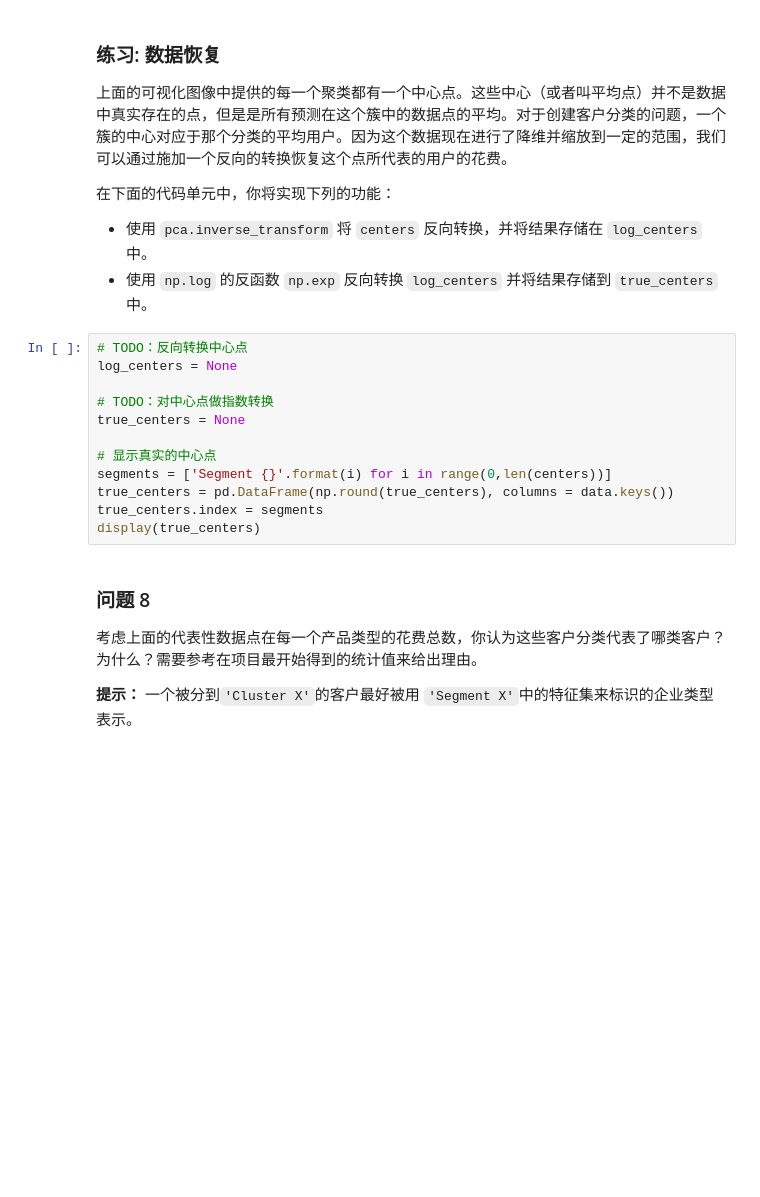
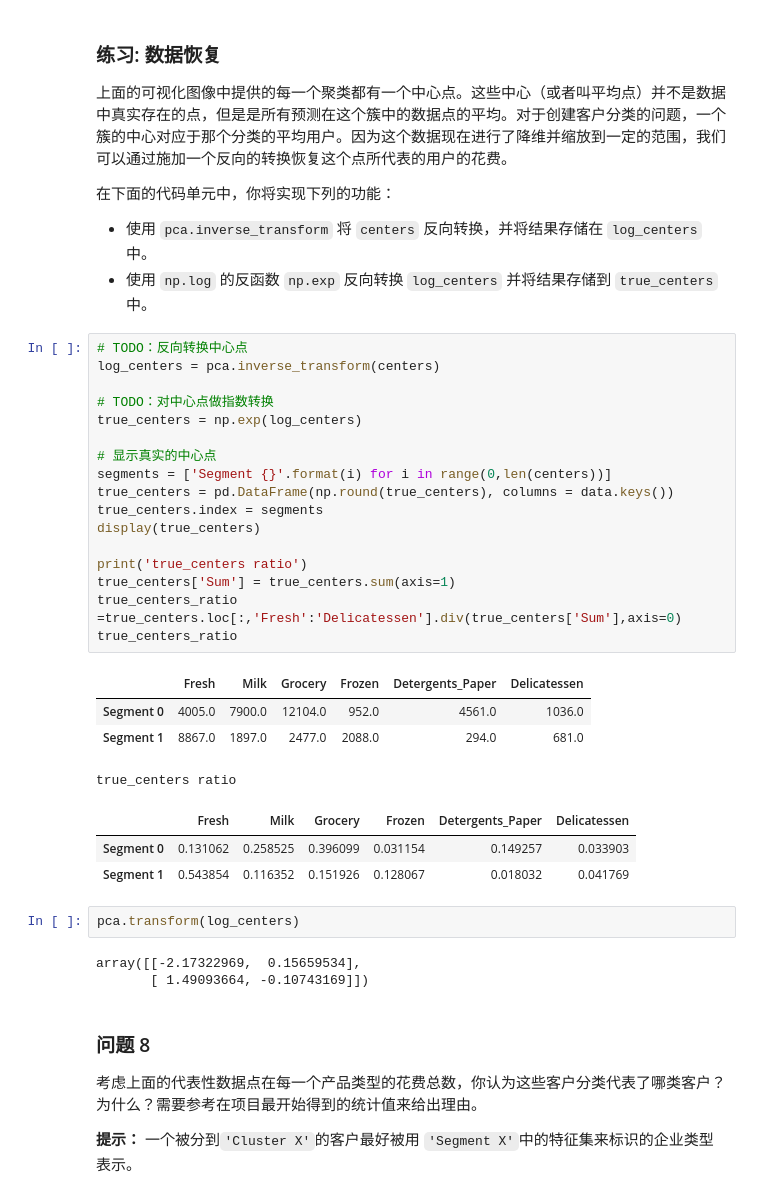
Before and after one commit to andy74911/Udacity, a Jupyter notebook: Machine Learning (Advanced)/creating_customer_segments/customer_segments.ipynb, the cells around one changed output. Saved outputs shown, nothing was run; the diff lists cells and outputs as text; blank space fills up the shorter version.

```diff
--- a/Machine Learning (Advanced)/creating_customer_segments/customer_segments.ipynb
+++ b/Machine Learning (Advanced)/creating_customer_segments/customer_segments.ipynb
@@ -458,16 +539,34 @@ vs.cluster_results(reduced_data, preds, centers, pca_samples)
  - 使用 `np.log` 的反函数 `np.exp` 反向转换 `log_centers` 并将结果存储到 `true_centers` 中。
 # %%
 # TODO：反向转换中心点
-log_centers = None
+log_centers = pca.inverse_transform(centers)
 
 # TODO：对中心点做指数转换
-true_centers = None
+true_centers = np.exp(log_centers)
 
 # 显示真实的中心点
 segments = ['Segment {}'.format(i) for i in range(0,len(centers))]
 true_centers = pd.DataFrame(np.round(true_centers), columns = data.keys())
 true_centers.index = segments
 display(true_centers)
+
+print('true_centers ratio')
+true_centers['Sum'] = true_centers.sum(axis=1)
+true_centers_ratio =true_centers.loc[:,'Fresh':'Delicatessen'].div(true_centers['Sum'],axis=0)
+true_centers_ratio
+# %% [output]
+|  | Fresh | Milk | Grocery | Frozen | Detergents_Paper | Delicatessen |
+| Segment 0 | 4005.0 | 7900.0 | 12104.0 | 952.0 | 4561.0 | 1036.0 |
+| Segment 1 | 8867.0 | 1897.0 | 2477.0 | 2088.0 | 294.0 | 681.0 |
+true_centers ratio
+|  | Fresh | Milk | Grocery | Frozen | Detergents_Paper | Delicatessen |
+| Segment 0 | 0.131062 | 0.258525 | 0.396099 | 0.031154 | 0.149257 | 0.033903 |
+| Segment 1 | 0.543854 | 0.116352 | 0.151926 | 0.128067 | 0.018032 | 0.041769 |
+# %%
+pca.transform(log_centers)
+# %% [output]
+array([[-2.17322969,  0.15659534],
+       [ 1.49093664, -0.10743169]])
 # %% [markdown]
 ### 问题 8
 考虑上面的代表性数据点在每一个产品类型的花费总数，你认为这些客户分类代表了哪类客户？为什么？需要参考在项目最开始得到的统计值来给出理由。
```
Also changed, not shown: parts of 28 cells of this notebook, 1 other file.
